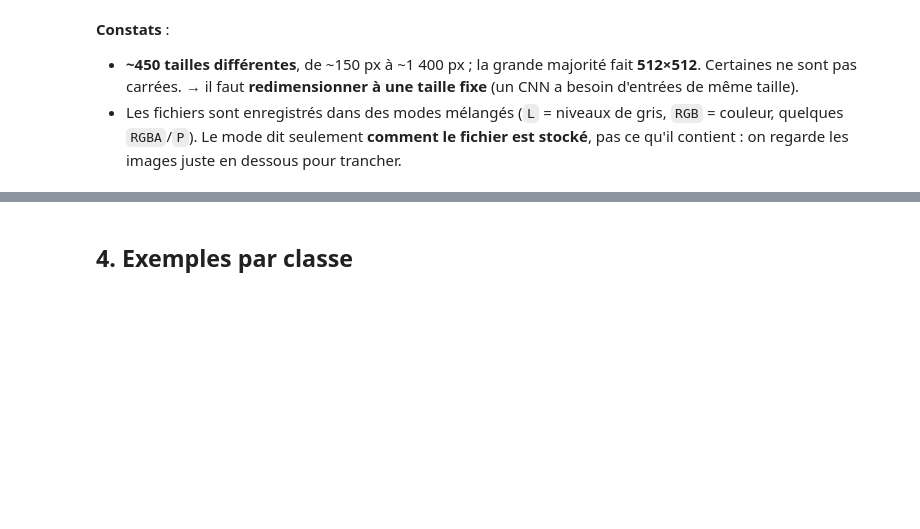
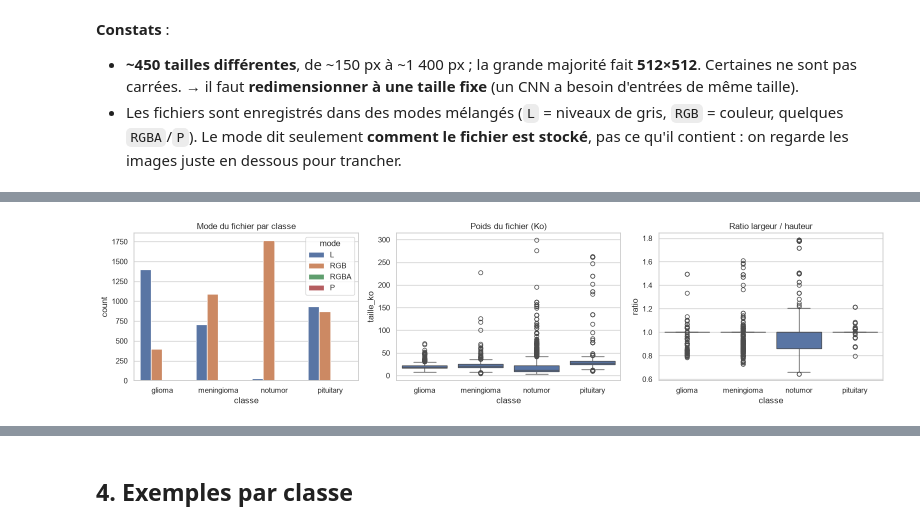
Before and after one commit to Chlooow/neuro-cnn-classifier, a Jupyter notebook: notebooks/01-eda.ipynb, the cells around one changed output, grey strips where cells are left out. Saved outputs shown, nothing was run; the diff lists cells and outputs as text; code cells hidden in the pictures; blank space fills up the shorter version.

```diff
--- a/notebooks/01-eda.ipynb
+++ b/notebooks/01-eda.ipynb
@@ -116,3 +130,8 @@ plt.tight_layout(); plt.savefig(FIG / "eda_image_sizes.png", dpi=150); plt.show(
 - **~450 tailles différentes**, de ~150 px à ~1 400 px ; la grande majorité fait **512×512**. Certaines ne sont pas carrées.
   → il faut **redimensionner à une taille fixe** (un CNN a besoin d'entrées de même taille).
 - Les fichiers sont enregistrés dans des modes mélangés (`L` = niveaux de gris, `RGB` = couleur, quelques `RGBA`/`P`). Le mode dit seulement **comment le fichier est stocké**, pas ce qu'il contient : on regarde les images juste en dessous pour trancher.
+# %%
+df["ratio"] = df["largeur"] / df["hauteur"]
+df["carree"] = df["largeur"] == df["hauteur"]
+df["taille_ko"] = df["path"].apply(lambda p: Path(p).stat().st_size / 1024)
+df["std512"] = (df["largeur"] == 512) & (df["hauteur"] == 512)
@@ -118,0 +173,11 @@ plt.tight_layout(); plt.savefig(FIG / "eda_image_sizes.png", dpi=150); plt.show(
+# %%
+fig, axes = plt.subplots(1, 3, figsize=(16, 4))
+sns.countplot(df, x="classe", hue="mode", order=CLASS_NAMES, ax=axes[0])
+axes[0].set_title("Mode du fichier par classe")
+sns.boxplot(df, x="classe", y="taille_ko", order=CLASS_NAMES, ax=axes[1])
+axes[1].set_title("Poids du fichier (Ko)")
+sns.boxplot(df, x="classe", y="ratio", order=CLASS_NAMES, ax=axes[2])
+axes[2].set_title("Ratio largeur / hauteur")
+plt.tight_layout(); plt.savefig(FIG / "eda_metadata_by_class.png", dpi=150); plt.show()
+# %% [output]
+[figure, added]
```
Also changed, not shown: parts of 19 cells of this notebook, 4 other files.
